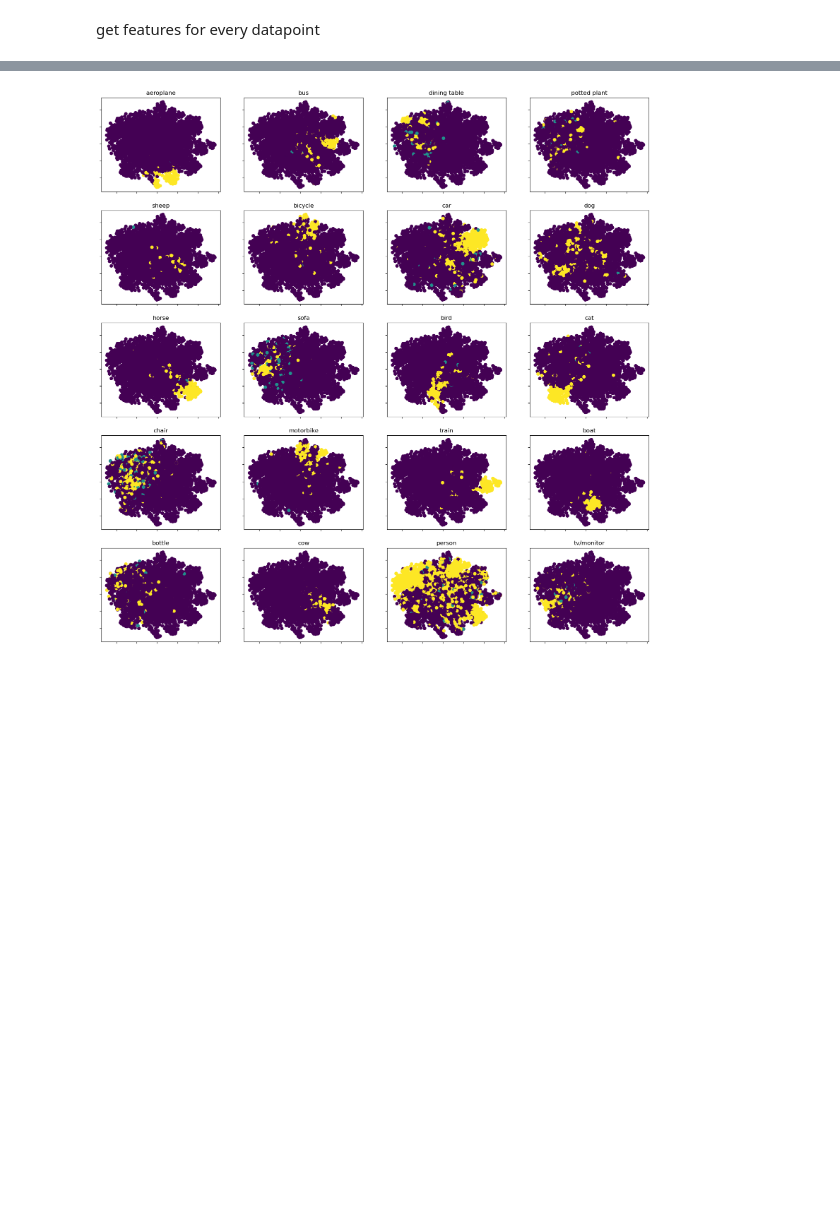
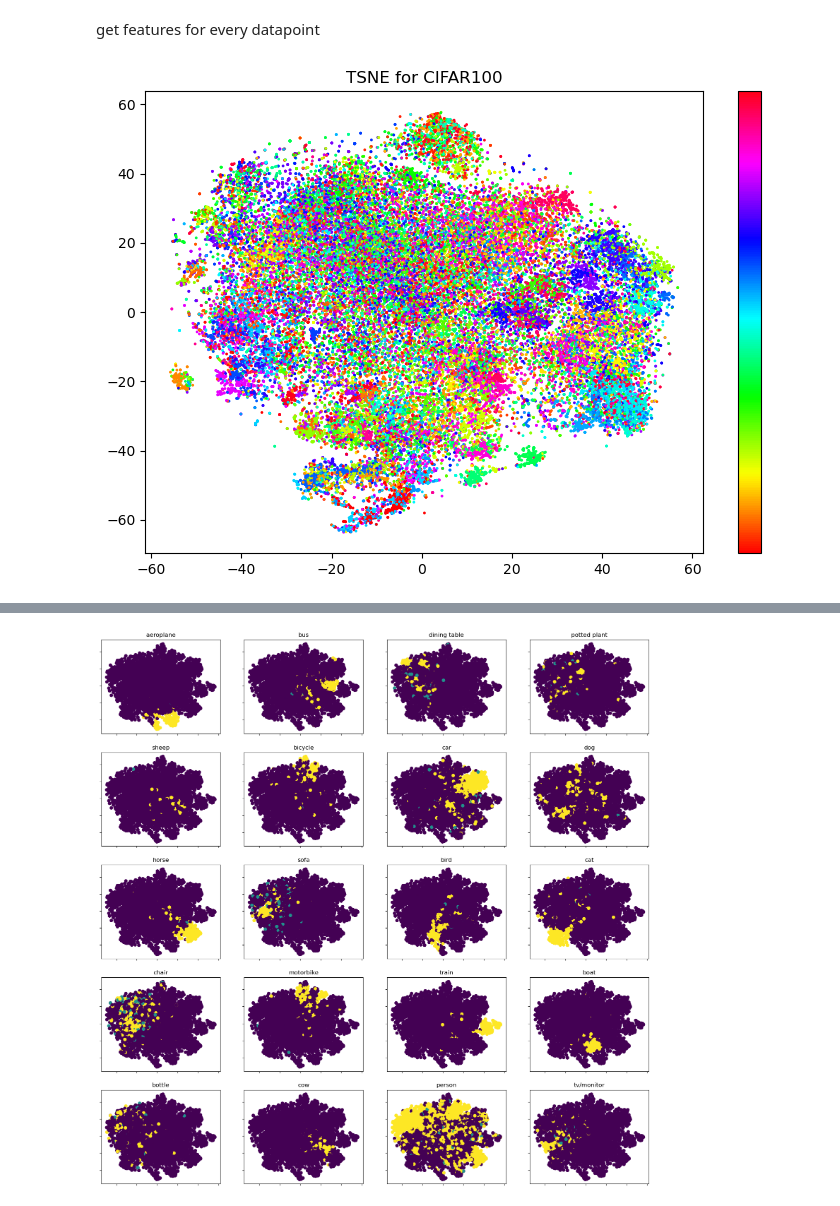
Before and after one commit to minhanp/PCL, a Jupyter notebook: tsne.ipynb, the cells around one changed output, grey strips where cells are left out. Drawn from its saved outputs; the diff is of its cells as text; code cells hidden in the pictures; blank space fills up the shorter version.

Commit message:
added cifar

```diff
--- a/tsne.ipynb
+++ b/tsne.ipynb
@@ -41,0 +83,15 @@ val_loader = torch.utils.data.DataLoader(
+# %%
+mean = [0.5071, 0.4867,0.4408]
+std = [0.2675, 0.2565, 0.2761]
+normalize = transforms.Normalize(mean=mean, std=std)
+transform = transforms.Compose([
+    #transforms.Resize(256),
+    #transforms.CenterCrop(224),
+    transforms.ToTensor(),
+    normalize,
+])
+
+val_dataset = datasets.CIFAR100(root="/home/minhan/", train = True, download=True, transform=transform )
+val_loader = torch.utils.data.DataLoader(
+    val_dataset, batch_size=128, shuffle=False,
+    num_workers=4, pin_memory=True)
@@ -90,3 +149,15 @@ targets = torch.cat(targets, dim = 0)
 # Apply t-SNE to reduce dimensionality
 tsne = TSNE(n_components=2)
 embeddings = tsne.fit_transform(features.cpu())
+# %%
+fig, ax = plt.subplots(figsize=(9, 6))
+# make the scatter
+scat = ax.scatter(embeddings[:,0], embeddings[:,1],cmap = 'hsv', c=targets, s=1)
+
+# create a second axes for the colorbar
+cbar = fig.colorbar(scat, ticks =[])
+ax.set_title('TSNE for CIFAR100')
+
+plt.show()
+# %% [output]
+[figure, added]
```
Also changed, not shown: parts of 9 cells of this notebook.
